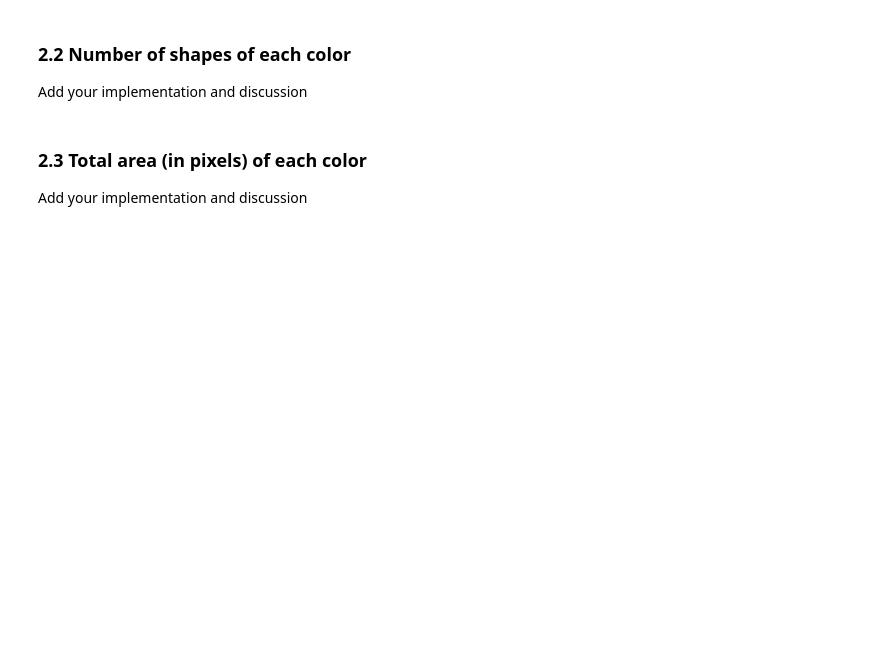
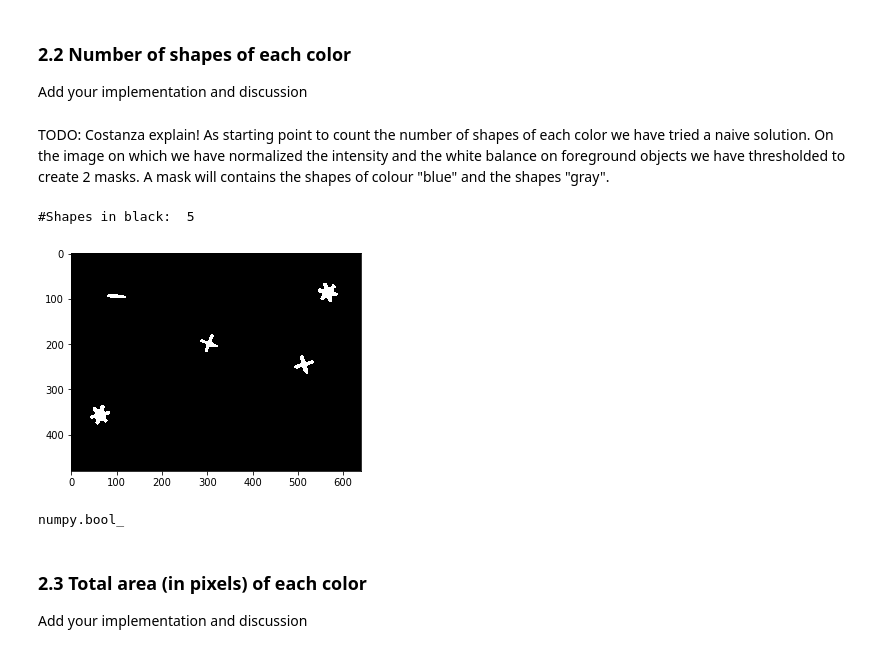
Before and after one commit to Jiang15/Image_analysis_and_pattern-recognition, a Jupyter notebook: Lab 1/lab1.ipynb, the cells around one changed output. Cells and saved outputs as stored; diff of their text form; code cells hidden in the pictures; blank space fills up the shorter version.

```diff
--- a/Lab 1/lab1.ipynb
+++ b/Lab 1/lab1.ipynb
@@ -857,34 +909,43 @@ print(imWB)
 # %% [markdown]
 ### 2.2 Number of shapes of each color
 Add your implementation and discussion
+# %% [markdown]
+TODO: Costanza explain!
+As starting point to count the number of shapes of each color we have tried a naive solution. On the image on which we have normalized the intensity and the white balance on foreground objects we have thresholded to create 2 masks. A mask will contains the shapes of colour "blue" and the shapes "gray".
 # %%
-from scipy import ndimage
-import skimage.viewer
-import skimage.measure
-
-def cont_objects(mask, text):
+# Function used to count the number of shapes in an image.
+# inputs:
+#        - mask: binary image
+#        - text: caption to print (e.g. "#Shapes in black: ")
+# return:
+#        - print the number of connected regions with a caption.
+def count_objects(mask, text):
     labels = skimage.measure.label(mask)
     print(text, labels.max())
 
 im_normalized = norm_intensity(images[0],mask)[:, :, 2]
 im_normalized = ndimage.median_filter(im_normalized,size = 5)
 mask_black_shape = threshold(0.4,1.0,im_normalized)
 mask_blue_shape = threshold(0.4, 0.8,im_normalized)
 
 # swap black and white for morphological operator
 mask_black_shape = 1 - mask_black_shape
 
 kernel = np.ones((3,2), np.uint8)
 mask_black_shape = ndimage.binary_closing(mask_black_shape, kernel, iterations=1)
 
 kernel = np.ones((2,2), np.uint8)
 mask_black_shape = ndimage.binary_erosion(mask_black_shape, kernel, iterations=1)
 plt.imshow(mask_black_shape,cmap= 'gray')
 
-# swap back
-# mask_black_shape = 1 - mask_black_shape
-
-cont_objects(mask_black_shape, "#Shapes in black: ")
+count_objects(mask_black_shape, "#Shapes in black: ")
+# %% [output]
+#Shapes in black:  5
+[figure, added]
+# %%
+type(mask_black_shape[0][0])
+# %% [output]
+numpy.bool_
 # %%
 
 kernel = np.ones((3,3), np.uint8)
```
Also changed, not shown: parts of 19 cells of this notebook.
